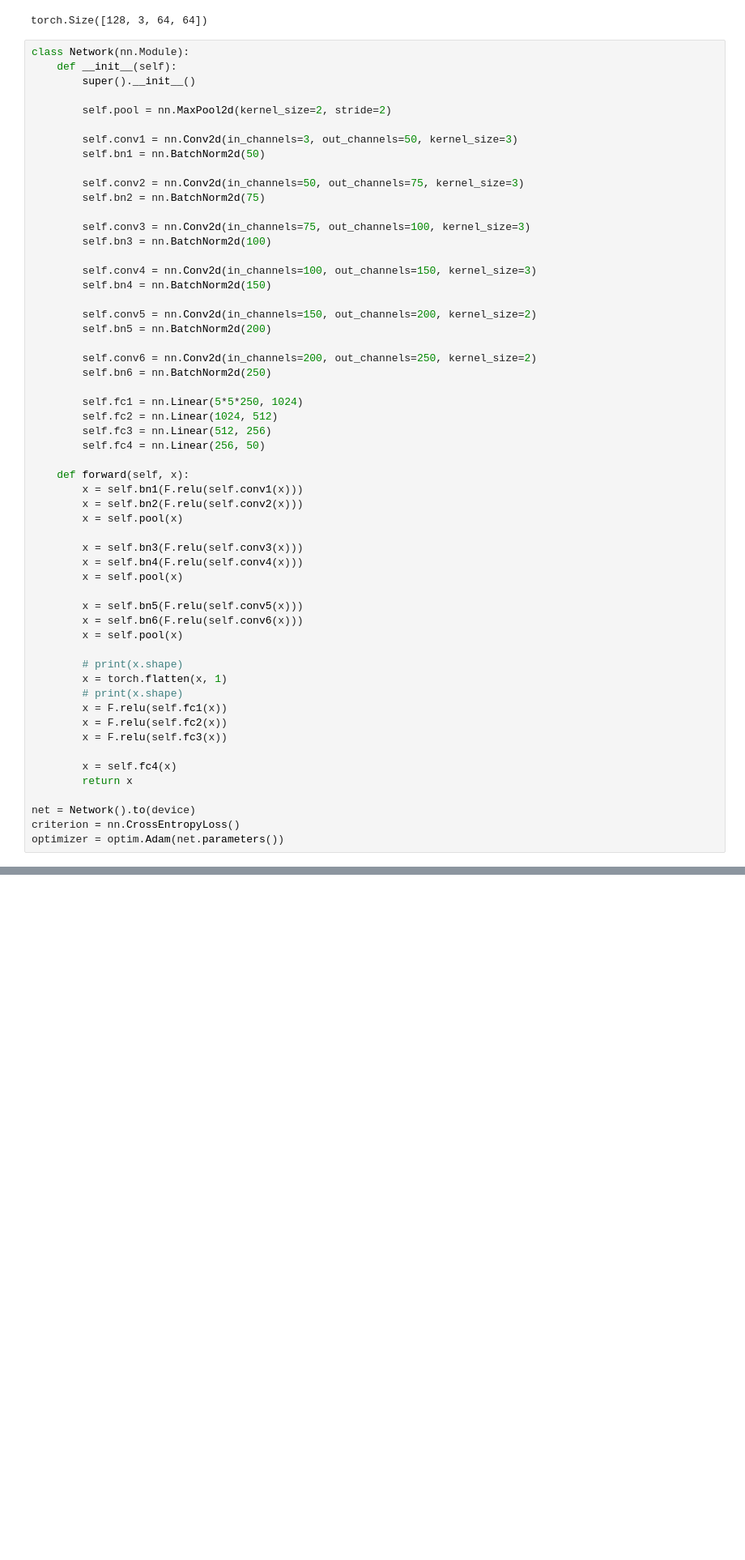
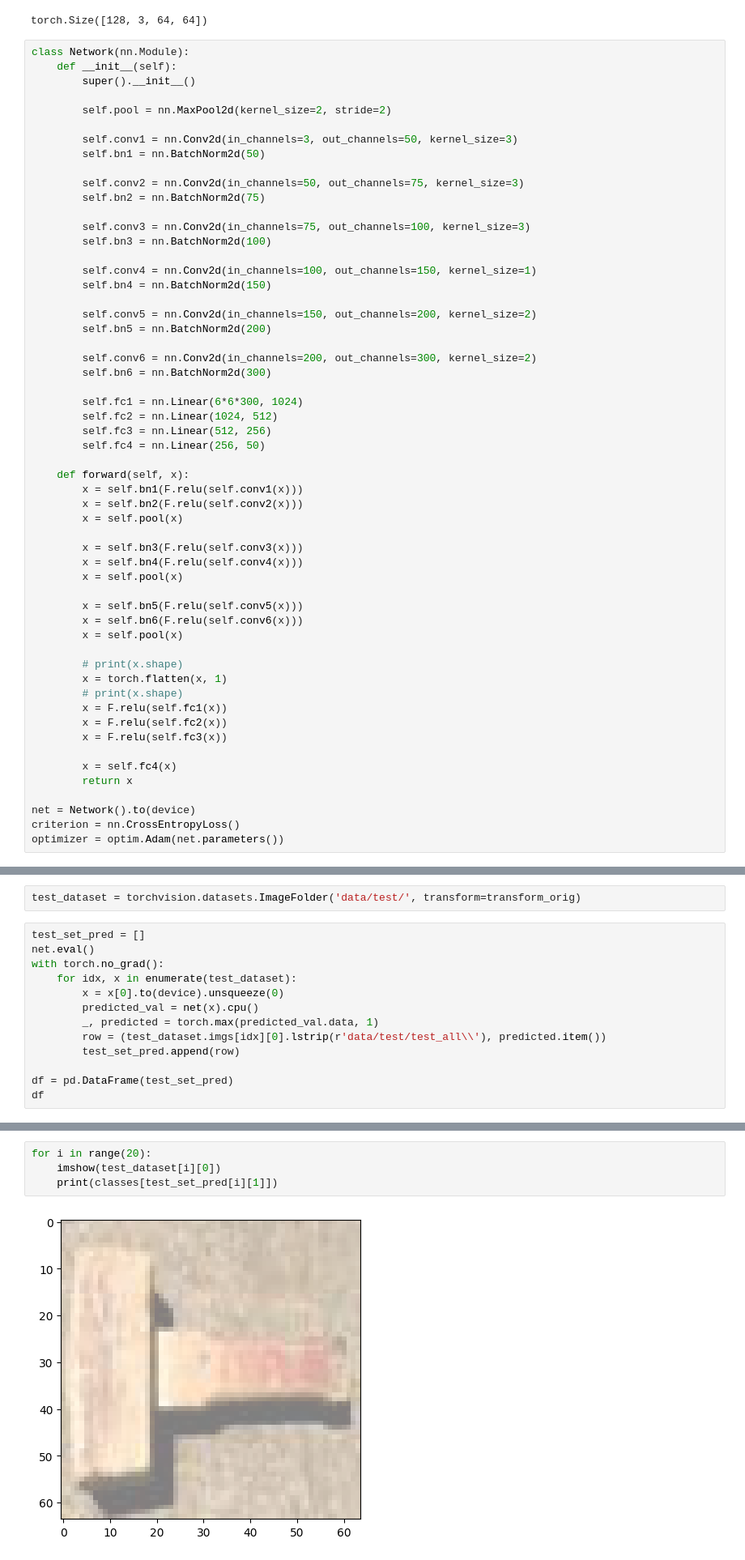
Before and after one commit to patrick-bedkowski/Neural-Networks-Projects, a Jupyter notebook: MINI PROJEKT 2/exercise.ipynb, the cells around one changed output, grey strips where cells are left out. Shown at 81% size. Cells and saved outputs as stored; diff of their text form; blank space fills up the shorter version.

```diff
--- a/MINI PROJEKT 2/exercise.ipynb
+++ b/MINI PROJEKT 2/exercise.ipynb
@@ -162,16 +163,16 @@ class Network(nn.Module):
         self.conv3 = nn.Conv2d(in_channels=75, out_channels=100, kernel_size=3)
         self.bn3 = nn.BatchNorm2d(100)
 
-        self.conv4 = nn.Conv2d(in_channels=100, out_channels=150, kernel_size=3)
+        self.conv4 = nn.Conv2d(in_channels=100, out_channels=150, kernel_size=1)
         self.bn4 = nn.BatchNorm2d(150)
 
         self.conv5 = nn.Conv2d(in_channels=150, out_channels=200, kernel_size=2)
         self.bn5 = nn.BatchNorm2d(200)
 
-        self.conv6 = nn.Conv2d(in_channels=200, out_channels=250, kernel_size=2)
-        self.bn6 = nn.BatchNorm2d(250)
+        self.conv6 = nn.Conv2d(in_channels=200, out_channels=300, kernel_size=2)
+        self.bn6 = nn.BatchNorm2d(300)
 
-        self.fc1 = nn.Linear(5*5*250, 1024)
+        self.fc1 = nn.Linear(6*6*300, 1024)
         self.fc2 = nn.Linear(1024, 512)
         self.fc3 = nn.Linear(512, 256)
         self.fc4 = nn.Linear(256, 50)
@@ -244,0 +341,15 @@ for epoch in range(N_EPOCHS):
+# %%
+test_dataset = torchvision.datasets.ImageFolder('data/test/', transform=transform_orig)
+# %%
+test_set_pred = []
+net.eval()
+with torch.no_grad():
+    for idx, x in enumerate(test_dataset):
+        x = x[0].to(device).unsqueeze(0)
+        predicted_val = net(x).cpu()
+        _, predicted = torch.max(predicted_val.data, 1)
+        row = (test_dataset.imgs[idx][0].lstrip(r'data/test/test_all\\'), predicted.item())
+        test_set_pred.append(row)
+
+df = pd.DataFrame(test_set_pred)
+df
@@ -244,0 +378,6 @@ for epoch in range(N_EPOCHS):
+# %%
+for i in range(20):
+    imshow(test_dataset[i][0])
+    print(classes[test_set_pred[i][1]])
+# %% [output]
+[figure, added]
```
Also changed, not shown: parts of 20 cells of this notebook.
